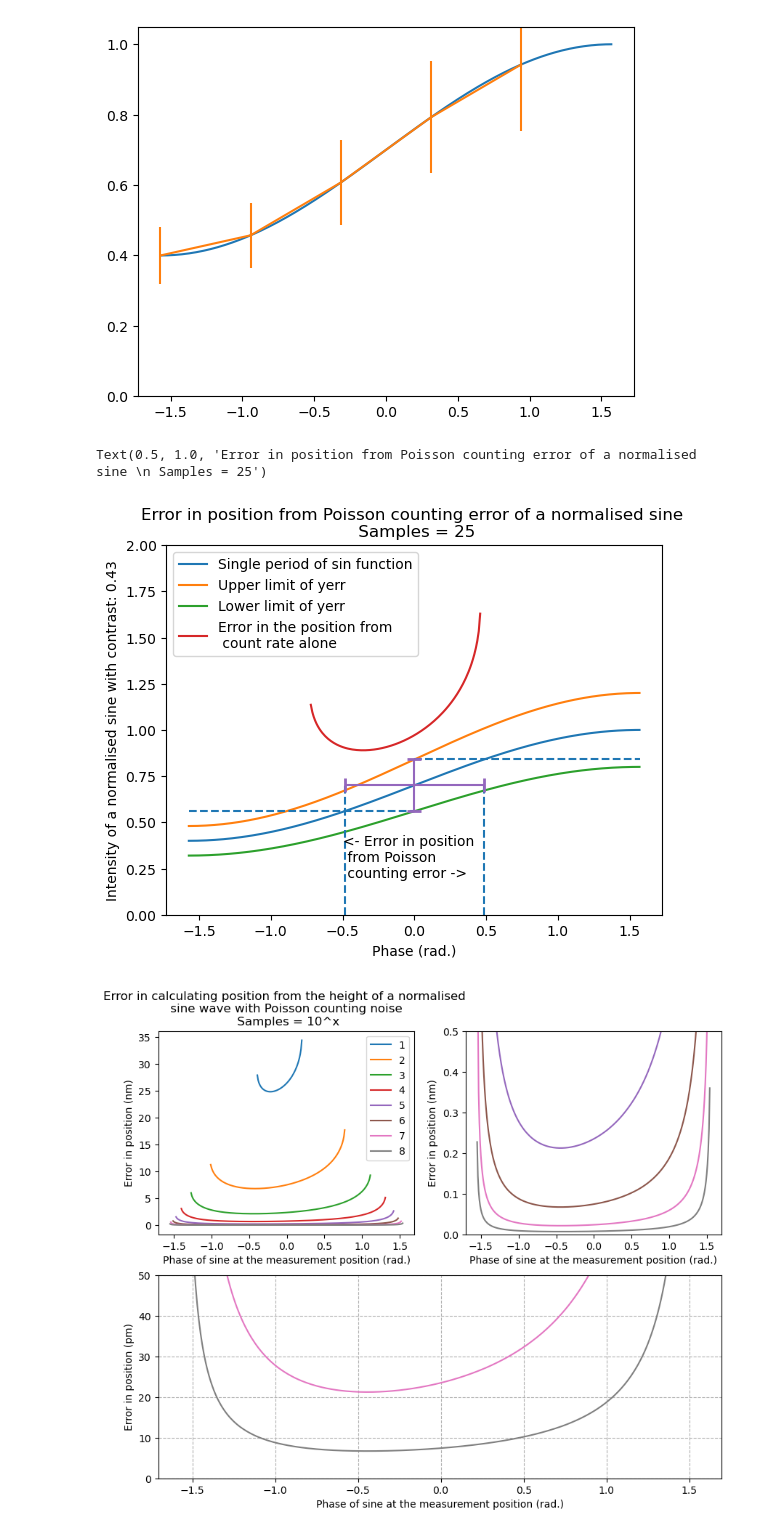
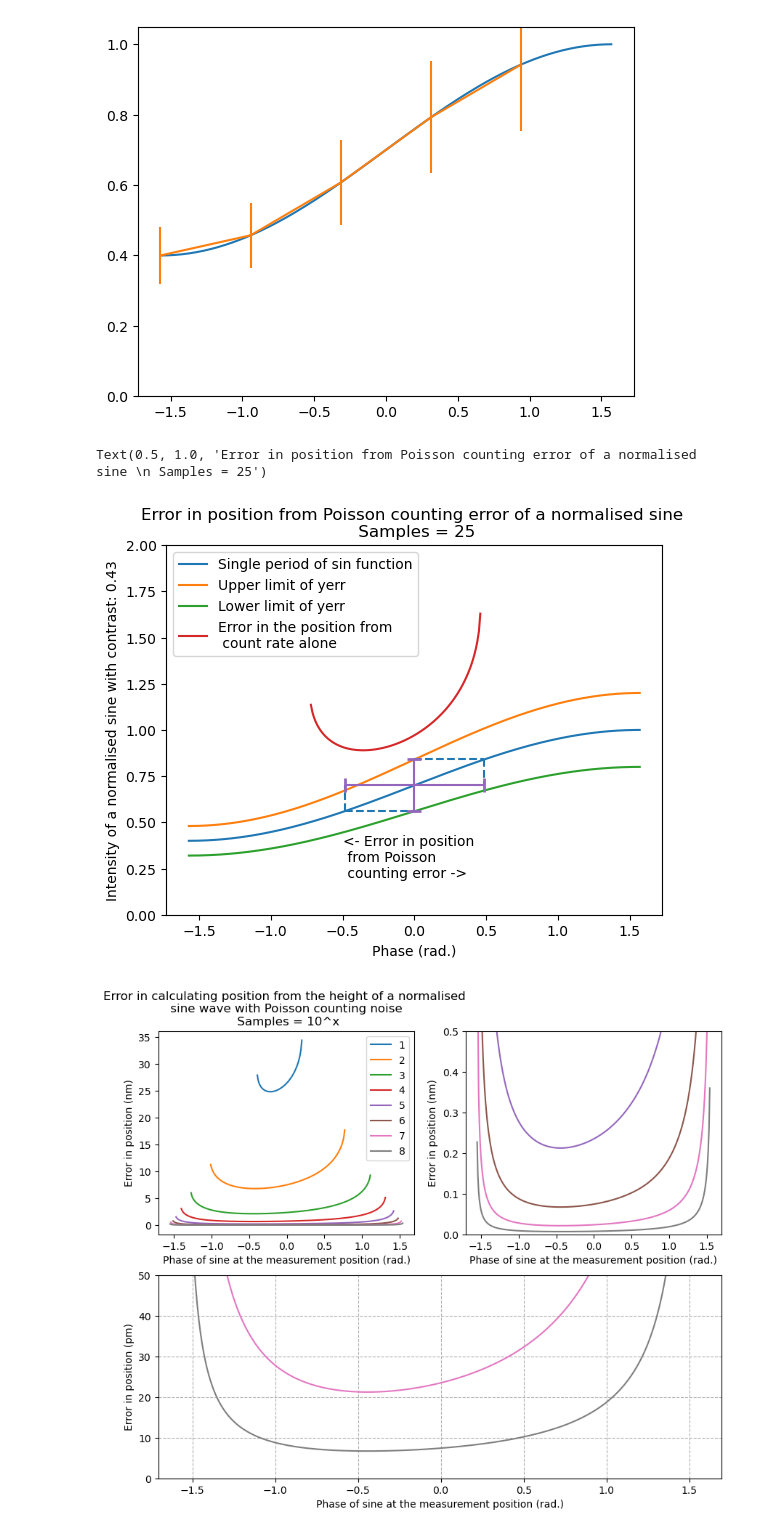
Before and after one commit to rw588/ETH-Simulations, a Jupyter notebook: XRaySims/xrayPower.ipynb, the cells around one changed output. Saved outputs shown, nothing was run; the diff lists cells and outputs as text; code cells hidden in the pictures.

Commit message:
sorted out dashed lines

```diff
--- a/XRaySims/xrayPower.ipynb
+++ b/XRaySims/xrayPower.ipynb
@@ -45,38 +45,38 @@ plt.show()
 
 totalyErr = errorbarCalc(rate, yVec)
 yUpper = yVec + totalyErr
 yLower = yVec - totalyErr
 
 xLeft = invSinFunc(yUpper)
 xRight = invSinFunc(yLower)
 pErr = np.abs(xRight - xLeft)
 
 plt.plot(xVec, yVec, label='Single period of sin function')
 plt.plot(xVec, yUpper, label='Upper limit of yerr')
 plt.plot(xVec, yLower, label='Lower limit of yerr')
 plt.plot(xVec, pErr, label='Error in the position from \n count rate alone')
 #plot dashed horizontal line at height of yerr lower limit and upper limit
-plt.hlines(sinFunc(0)+errorbarCalc(rate,sinFunc(0)), 0, np.pi/2, linestyles='dashed')
-plt.hlines(sinFunc(0)-errorbarCalc(rate,sinFunc(0)), -np.pi/2, 0, linestyles='dashed')
+plt.hlines(sinFunc(0)+errorbarCalc(rate,sinFunc(0)), 0, invSinFunc(sinFunc(0)+errorbarCalc(rate,sinFunc(0))), linestyles='dashed')
+plt.hlines(sinFunc(0)-errorbarCalc(rate,sinFunc(0)), -invSinFunc(sinFunc(0)+errorbarCalc(rate,sinFunc(0))), 0, linestyles='dashed')
 #now the vertical lines
-plt.vlines(invSinFunc(sinFunc(0)+errorbarCalc(rate,sinFunc(0))), 0, sinFunc(0), linestyles='dashed')
-plt.vlines(invSinFunc(sinFunc(0)-errorbarCalc(rate,sinFunc(0))), 0, sinFunc(0), linestyles='dashed')
+plt.vlines(invSinFunc(sinFunc(0)+errorbarCalc(rate,sinFunc(0))), sinFunc(0)+errorbarCalc(rate,sinFunc(0)), sinFunc(0), linestyles='dashed')
+plt.vlines(invSinFunc(sinFunc(0)-errorbarCalc(rate,sinFunc(0))), sinFunc(0)-errorbarCalc(rate,sinFunc(0)), sinFunc(0), linestyles='dashed')
 #add a note about the error bars
 plt.text(-0.5, 0.2, '<- Error in position \n from Poisson \n counting error ->')
 #end capped error bar
 plt.errorbar(0,sinFunc(0),
              yerr=errorbarCalc(rate,sinFunc(0)),
              xerr=[[np.abs(invSinFunc(sinFunc(0)-errorbarCalc(rate,sinFunc(0))))],
                    [np.abs(invSinFunc(sinFunc(0)+errorbarCalc(rate,sinFunc(0))))]], capsize=5, capthick=2)
 #legend in top left
 plt.legend(loc='upper left')
 plt.ylabel('Intensity of a normalised sine with contrast: 0.43')
 plt.xlabel('Phase (rad.)')
 plt.ylim([0, 2])
 plt.title(f'Error in position from Poisson counting error of a normalised sine \n Samples = {rate:.3g}')
 # %% [output]
 Text(0.5, 1.0, 'Error in position from Poisson counting error of a normalised sine \n Samples = 25')
-[figure, old version]
+[figure, new version]
 # %%
 def perror(xvec, n, contrast):
     yvec = sinFunc(xvec)
```
